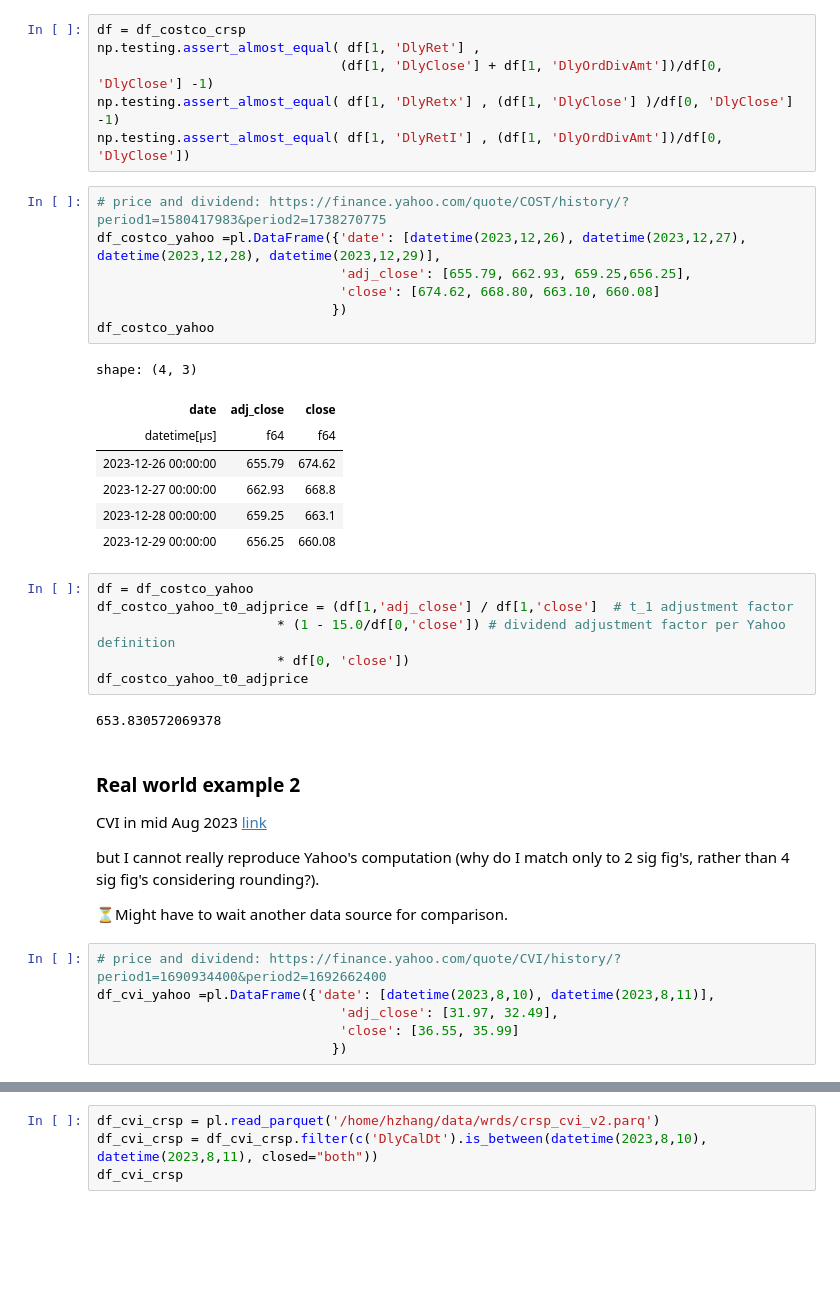
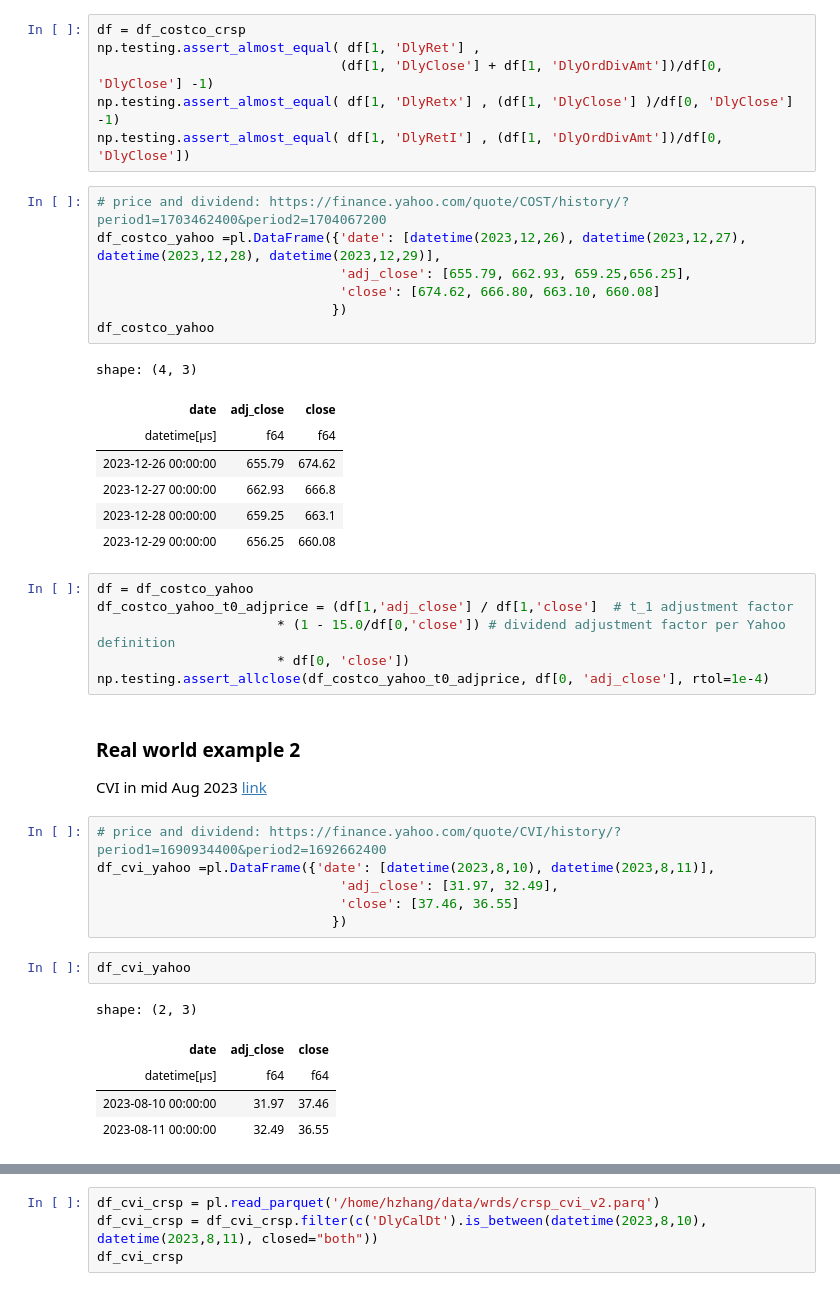
Before and after one commit to gnahz04/itsy, a Jupyter notebook: adjusted_return.ipynb, the cells around one changed output, grey strips where cells are left out. Cells and saved outputs as stored; diff of their text form; blank space fills up the shorter version.

```diff
--- a/adjusted_return.ipynb
+++ b/adjusted_return.ipynb
@@ -45,18 +45,18 @@ np.testing.assert_almost_equal( df[1, 'DlyRet'] ,
 np.testing.assert_almost_equal( df[1, 'DlyRetx'] , (df[1, 'DlyClose'] )/df[0, 'DlyClose'] -1)
 np.testing.assert_almost_equal( df[1, 'DlyRetI'] , (df[1, 'DlyOrdDivAmt'])/df[0, 'DlyClose'])
 # %%
-# price and dividend: https://finance.yahoo.com/quote/COST/history/?period1=1580417983&period2=1738270775
+# price and dividend: https://finance.yahoo.com/quote/COST/history/?period1=1703462400&period2=1704067200
 df_costco_yahoo =pl.DataFrame({'date': [datetime(2023,12,26), datetime(2023,12,27), datetime(2023,12,28), datetime(2023,12,29)],
                                'adj_close': [655.79, 662.93, 659.25,656.25],
-                               'close': [674.62, 668.80, 663.10, 660.08]
+                               'close': [674.62, 666.80, 663.10, 660.08]
                               })
 df_costco_yahoo
 # %% [output]
 shape: (4, 3)
 | date | adj_close | close |
 | datetime[μs] | f64 | f64 |
 | 2023-12-26 00:00:00 | 655.79 | 674.62 |
-| 2023-12-27 00:00:00 | 662.93 | 668.8 |
+| 2023-12-27 00:00:00 | 662.93 | 666.8 |
 | 2023-12-28 00:00:00 | 659.25 | 663.1 |
 | 2023-12-29 00:00:00 | 656.25 | 660.08 |
 # %%
@@ -64,23 +64,25 @@ df = df_costco_yahoo
 df_costco_yahoo_t0_adjprice = (df[1,'adj_close'] / df[1,'close']  # t_1 adjustment factor
                        * (1 - 15.0/df[0,'close']) # dividend adjustment factor per Yahoo definition
                        * df[0, 'close'])
-df_costco_yahoo_t0_adjprice
+np.testing.assert_allclose(df_costco_yahoo_t0_adjprice, df[0, 'adj_close'], rtol=1e-4)
-# %% [output]
-653.830572069378
 # %% [markdown]
 ### Real world example 2
 
 CVI in mid Aug 2023 [link](https://cvrenergy.gcs-web.com/cash-dividends)
-
-but I cannot really reproduce Yahoo's computation (why do I match only to 2 sig fig's, rather than 4 sig fig's considering rounding?).
-
-⏳Might have to wait another data source for comparison.
 # %%
 # price and dividend: https://finance.yahoo.com/quote/CVI/history/?period1=1690934400&period2=1692662400
 df_cvi_yahoo =pl.DataFrame({'date': [datetime(2023,8,10), datetime(2023,8,11)],
                                'adj_close': [31.97, 32.49],
-                               'close': [36.55, 35.99]
+                               'close': [37.46, 36.55]
                               })
+# %%
+df_cvi_yahoo
+# %% [output]
+shape: (2, 3)
+| date | adj_close | close |
+| datetime[μs] | f64 | f64 |
+| 2023-08-10 00:00:00 | 31.97 | 37.46 |
+| 2023-08-11 00:00:00 | 32.49 | 36.55 |
 # %%
 df = df_cvi_yahoo
 df_cvi_yahoo_t0_adjprice = (df[1,'adj_close'] / df[1,'close']  # t_1 adjustment factor
```
Also changed, not shown: parts of 1 cell of this notebook.
